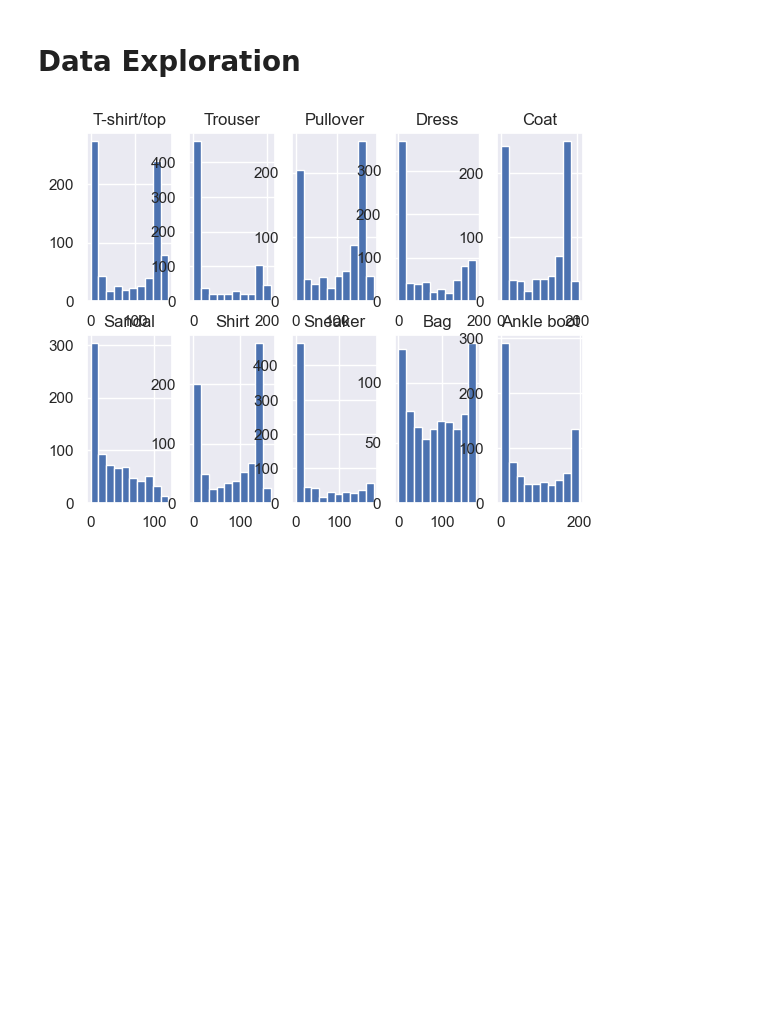
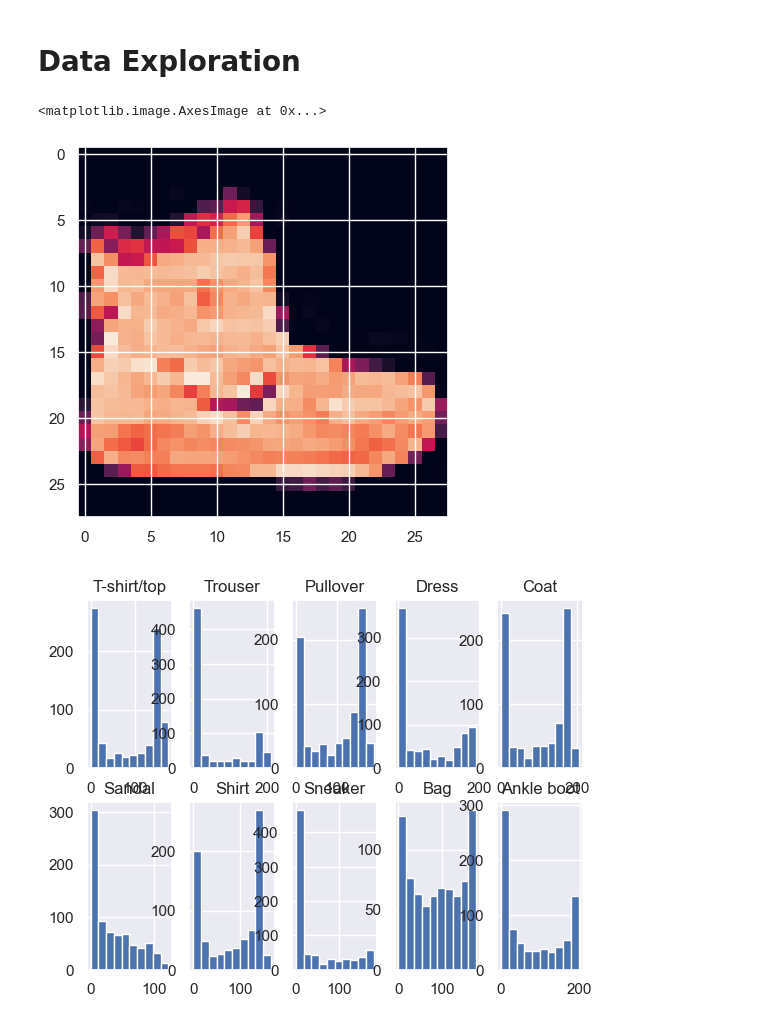
Before and after one commit to GonzaLinares/TP1_RN, a Jupyter notebook: FashionMNIST/main.ipynb, the cells around one changed output. Drawn from its saved outputs; the diff is of its cells as text; code cells hidden in the pictures; blank space fills up the shorter version.

```diff
--- a/FashionMNIST/main.ipynb
+++ b/FashionMNIST/main.ipynb
@@ -8,3 +13,8 @@ train_X, test_X, train_y, test_y, test, labels, classes = hp.initData() #Getting
+# %%
+plt.imshow(train_X[50000])
+# %% [output]
+<matplotlib.image.AxesImage at 0x...>
+[figure, added]
 # %%
 hp.dataDistribution(plot="intHist")
 # %% [output]
```
Also changed, not shown: parts of 15 cells of this notebook, 13 other files.
